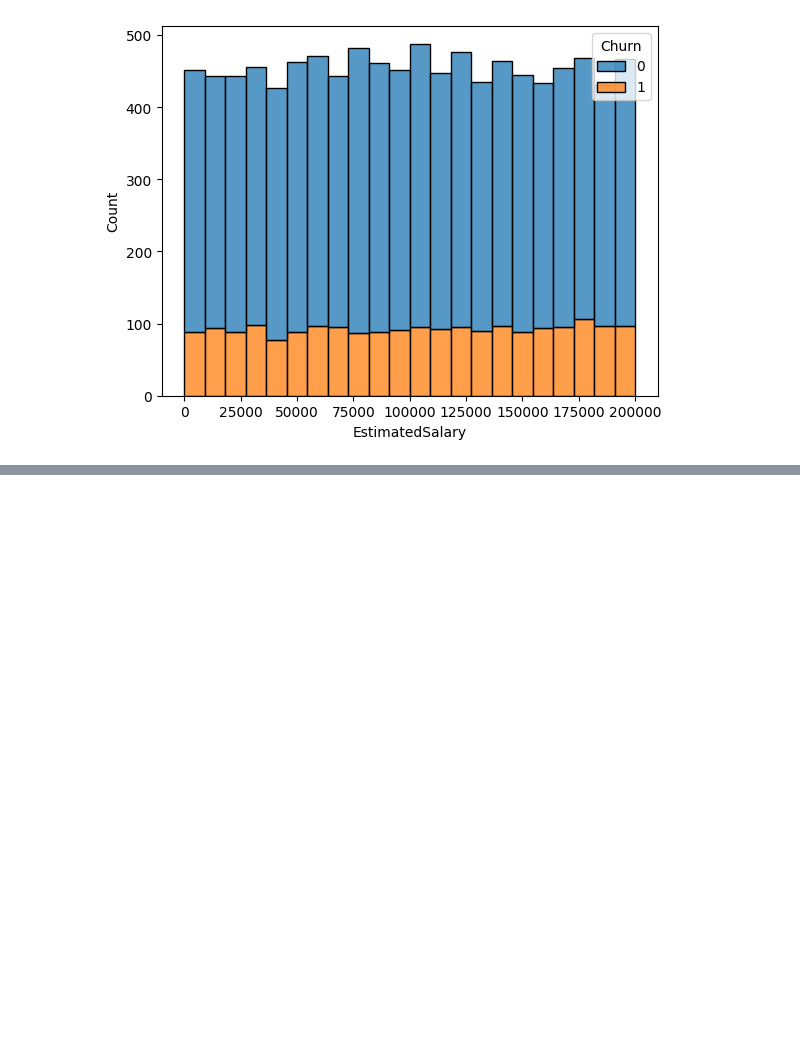
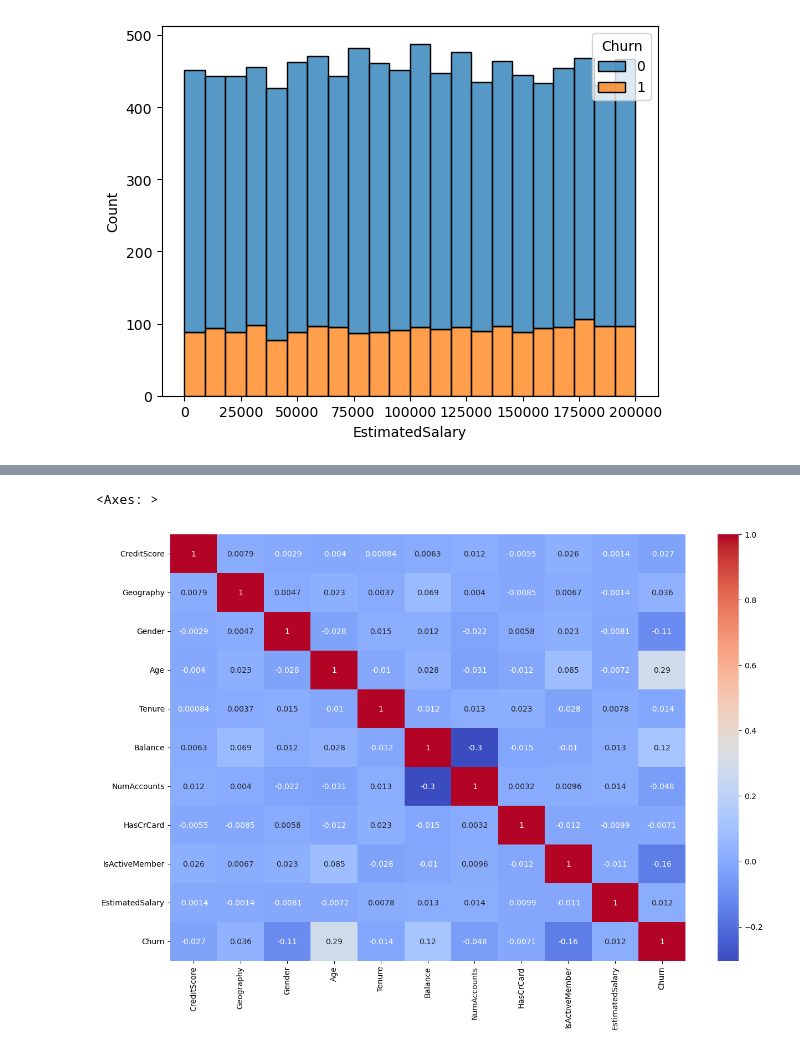
Before and after one commit to arnavakula/churn-prediction, a Jupyter notebook: churnanalysis.ipynb, the cells around one changed output, grey strips where cells are left out. Saved outputs shown, nothing was run; the diff lists cells and outputs as text; code cells hidden in the pictures; blank space fills up the shorter version.

```diff
--- a/churnanalysis.ipynb
+++ b/churnanalysis.ipynb
@@ -200,0 +224,4 @@ sns.histplot(data = df, x = 'EstimatedSalary', hue = 'Churn', multiple = 'stack'
+# %%
+for var in cat_vars:
+    encoder.fit(df[var].unique())
+    df[var] = encoder.transform(df[var])
@@ -200,0 +249,6 @@ sns.histplot(data = df, x = 'EstimatedSalary', hue = 'Churn', multiple = 'stack'
+# %%
+scaler = StandardScaler()
+# %%
+scaled_vars = ['CreditScore', 'Balance', 'EstimatedSalary']
+# %%
+df[scaled_vars] = scaler.fit_transform(df[scaled_vars])
@@ -200,0 +279,6 @@ sns.histplot(data = df, x = 'EstimatedSalary', hue = 'Churn', multiple = 'stack'
+# %%
+plt.figure(figsize = (15, 10))
+sns.heatmap(df.corr(), annot = True, cmap = 'coolwarm')
+# %% [output]
+<Axes: >
+[figure, added]
```
Also changed, not shown: parts of 15 cells of this notebook.
